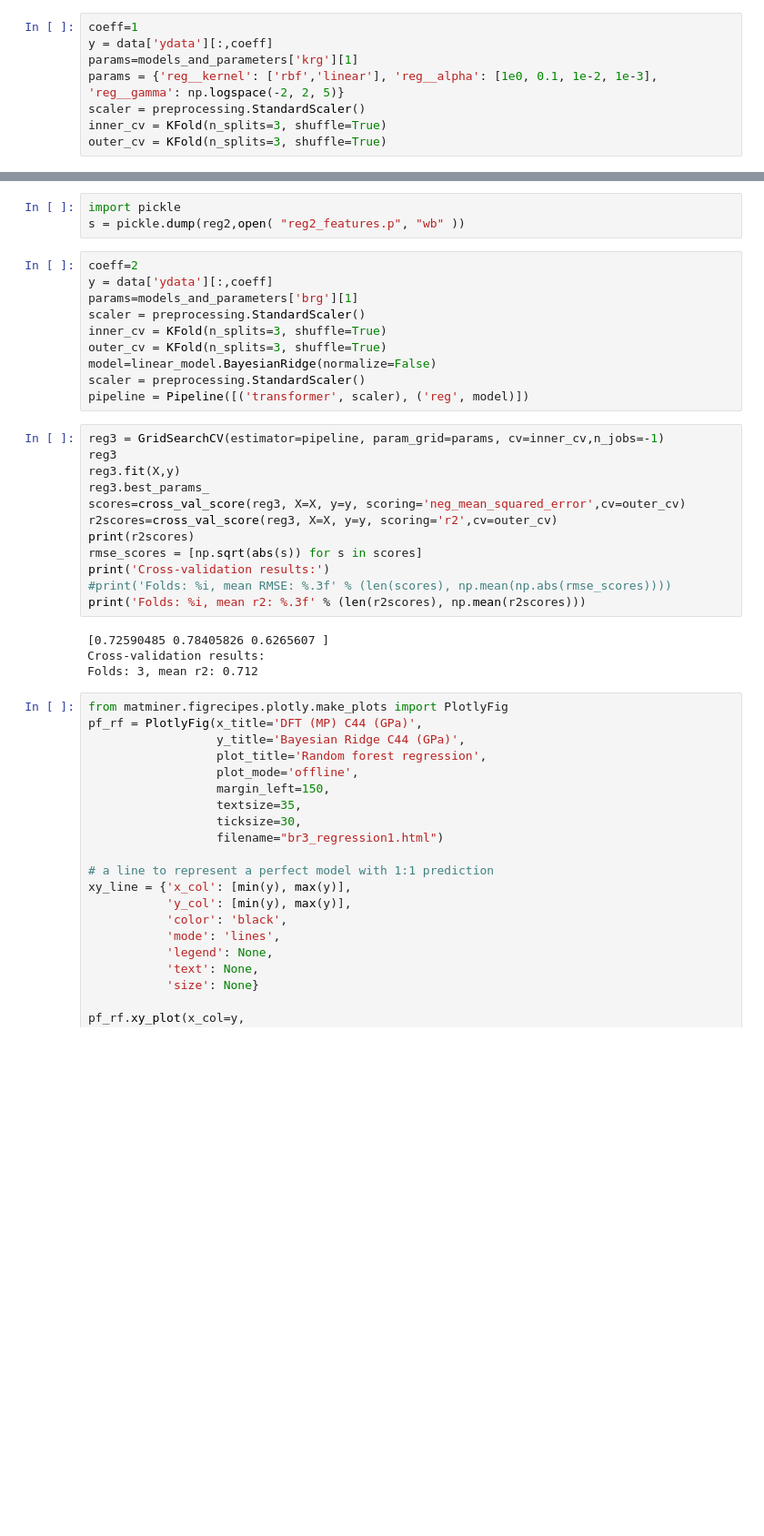
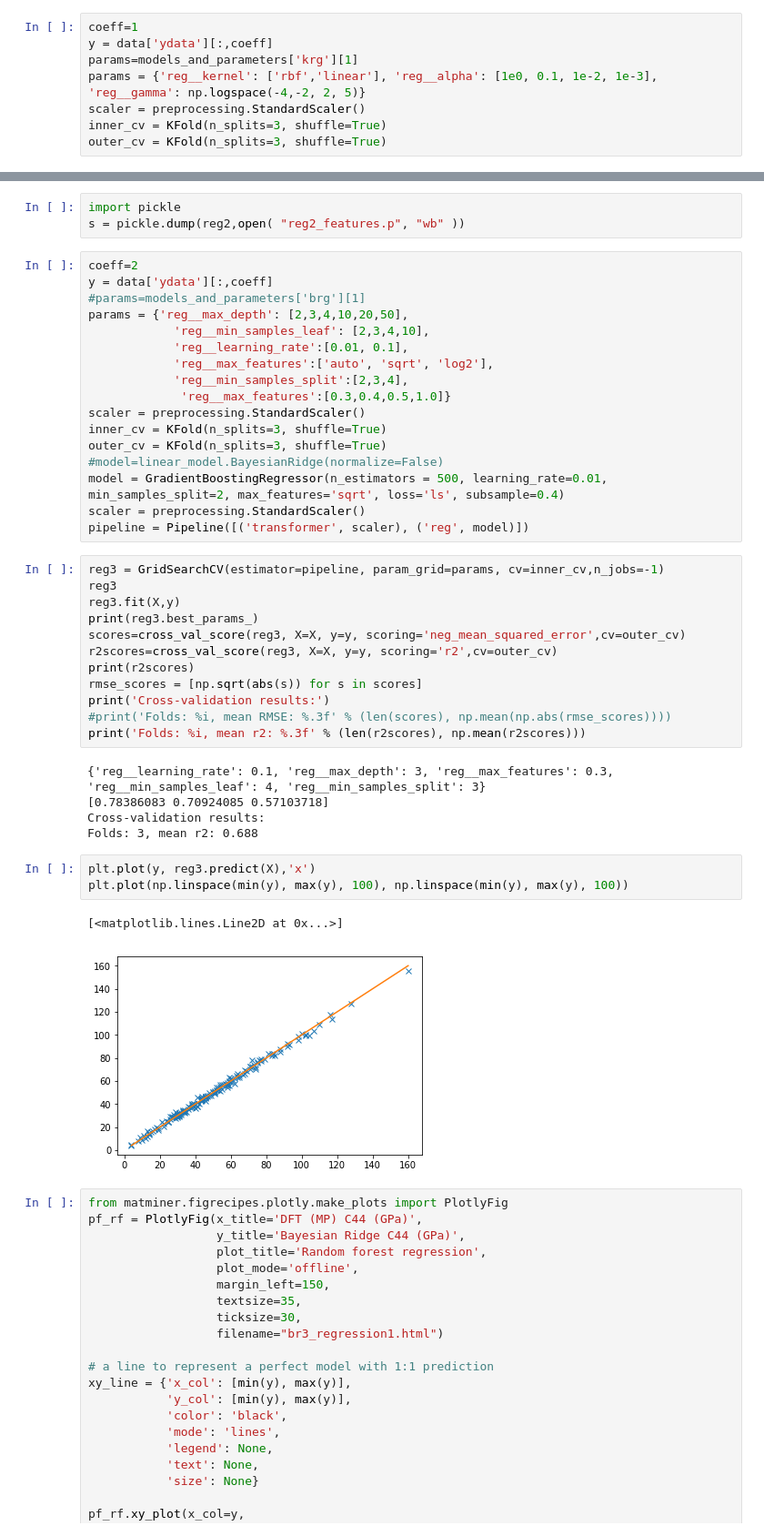
Before and after one commit to ahzeeshan/screening-ml, a Jupyter notebook: data-gen/model_features.ipynb, the cells around one changed output, grey strips where cells are left out. Shown at 91% size. Saved outputs shown, nothing was run; the diff lists cells and outputs as text; blank space fills up the shorter version.

```diff
--- a/data-gen/model_features.ipynb
+++ b/data-gen/model_features.ipynb
@@ -292,7 +268,7 @@ s = pickle.dump(reg1,open( "reg1_features.p", "wb" ))
 coeff=1
 y = data['ydata'][:,coeff]
 params=models_and_parameters['krg'][1]
-params = {'reg__kernel': ['rbf','linear'], 'reg__alpha': [1e0, 0.1, 1e-2, 1e-3], 'reg__gamma': np.logspace(-2, 2, 5)}
+params = {'reg__kernel': ['rbf','linear'], 'reg__alpha': [1e0, 0.1, 1e-2, 1e-3], 'reg__gamma': np.logspace(-4,-2, 2, 5)}
 scaler = preprocessing.StandardScaler()
 inner_cv = KFold(n_splits=3, shuffle=True)
 outer_cv = KFold(n_splits=3, shuffle=True)
@@ -376,18 +326,25 @@ s = pickle.dump(reg2,open( "reg2_features.p", "wb" ))
 # %%
 coeff=2
 y = data['ydata'][:,coeff]
-params=models_and_parameters['brg'][1]
+#params=models_and_parameters['brg'][1]
+params = {'reg__max_depth': [2,3,4,10,20,50],
+            'reg__min_samples_leaf': [2,3,4,10],
+            'reg__learning_rate':[0.01, 0.1],
+            'reg__max_features':['auto', 'sqrt', 'log2'],
+            'reg__min_samples_split':[2,3,4],
+             'reg__max_features':[0.3,0.4,0.5,1.0]}
 scaler = preprocessing.StandardScaler()
 inner_cv = KFold(n_splits=3, shuffle=True)
 outer_cv = KFold(n_splits=3, shuffle=True)
-model=linear_model.BayesianRidge(normalize=False)
+#model=linear_model.BayesianRidge(normalize=False)
+model = GradientBoostingRegressor(n_estimators = 500, learning_rate=0.01, min_samples_split=2, max_features='sqrt', loss='ls', subsample=0.4)
 scaler = preprocessing.StandardScaler()
 pipeline = Pipeline([('transformer', scaler), ('reg', model)])
 # %%
 reg3 = GridSearchCV(estimator=pipeline, param_grid=params, cv=inner_cv,n_jobs=-1)
 reg3
 reg3.fit(X,y)
-reg3.best_params_
+print(reg3.best_params_)
 scores=cross_val_score(reg3, X=X, y=y, scoring='neg_mean_squared_error',cv=outer_cv)
 r2scores=cross_val_score(reg3, X=X, y=y, scoring='r2',cv=outer_cv)
 print(r2scores)
@@ -396,9 +353,16 @@ print('Cross-validation results:')
 #print('Folds: %i, mean RMSE: %.3f' % (len(scores), np.mean(np.abs(rmse_scores))))
 print('Folds: %i, mean r2: %.3f' % (len(r2scores), np.mean(r2scores)))
 # %% [output]
-[0.72590485 0.78405826 0.6265607 ]
+{'reg__learning_rate': 0.1, 'reg__max_depth': 3, 'reg__max_features': 0.3, 'reg__min_samples_leaf': 4, 'reg__min_samples_split': 3}
+[0.78386083 0.70924085 0.57103718]
 Cross-validation results:
-Folds: 3, mean r2: 0.712
+Folds: 3, mean r2: 0.688
+# %%
+plt.plot(y, reg3.predict(X),'x')
+plt.plot(np.linspace(min(y), max(y), 100), np.linspace(min(y), max(y), 100))
+# %% [output]
+[<matplotlib.lines.Line2D at 0x...>]
+[figure, added]
 # %%
 from matminer.figrecipes.plotly.make_plots import PlotlyFig
 pf_rf = PlotlyFig(x_title='DFT (MP) C44 (GPa)',
```
Also changed, not shown: parts of 18 cells of this notebook, 5 other files.
